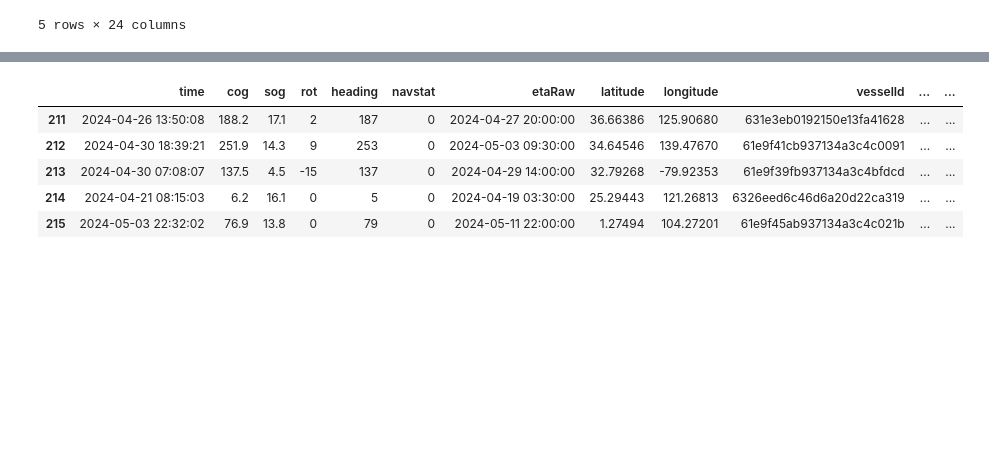
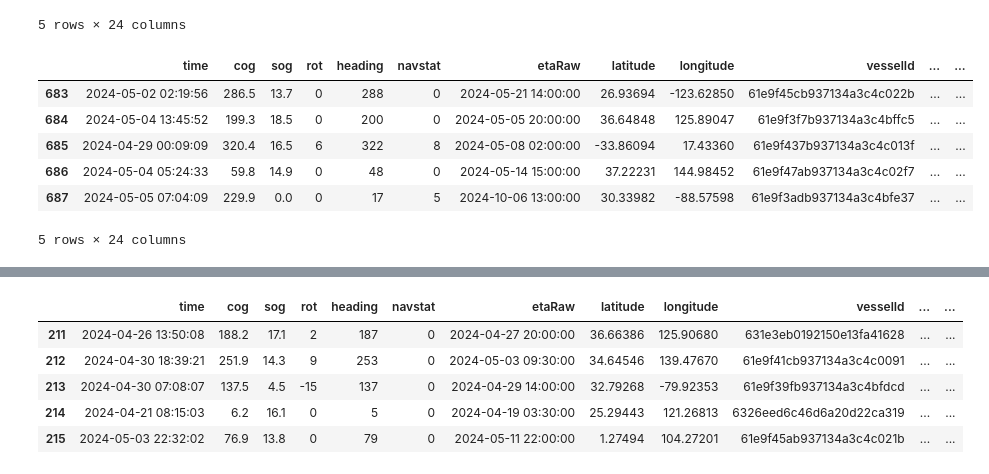
Before and after one commit to baconmoontwist/ML, a Jupyter notebook: Henrik/ML 1.ipynb, the cells around one changed output, grey strips where cells are left out. Drawn from its saved outputs; the diff is of its cells as text; code cells hidden in the pictures; blank space fills up the shorter version.

```diff
--- a/Henrik/ML 1.ipynb
+++ b/Henrik/ML 1.ipynb
@@ -91,3 +91,19 @@ def deltafier(df):
     data["last_lon"] = data["longitude"].shift(1)
     data["last_lat"] = data["latitude"].shift(1)
     return data[1:]
+# %%
+uniquevessel = [i for i in cleandata.copy()['vesselId'].unique()]
+bettertraining = cleandata[0:1]
+for i in uniquevessel:
+    boat = cleandata[cleandata['vesselId'] == i]
+    bettertraining.loc[len(bettertraining.index)] = boat.iloc[-1]
+bettertraining = bettertraining[1:]
+bettertraining.tail()
+# %% [output]
+|  | time | cog | sog | rot | heading | navstat | etaRaw | latitude | longitude | vesselId | ... | ... |
+| 683 | 2024-05-02 02:19:56 | 286.5 | 13.7 | 0 | 288 | 0 | 2024-05-21 14:00:00 | 26.93694 | -123.62850 | 61e9f45cb937134a3c4c022b | ... | ... |
+| 684 | 2024-05-04 13:45:52 | 199.3 | 18.5 | 0 | 200 | 0 | 2024-05-05 20:00:00 | 36.64848 | 125.89047 | 61e9f3f7b937134a3c4bffc5 | ... | ... |
+| 685 | 2024-04-29 00:09:09 | 320.4 | 16.5 | 6 | 322 | 8 | 2024-05-08 02:00:00 | -33.86094 | 17.43360 | 61e9f437b937134a3c4c013f | ... | ... |
+| 686 | 2024-05-04 05:24:33 | 59.8 | 14.9 | 0 | 48 | 0 | 2024-05-14 15:00:00 | 37.22231 | 144.98452 | 61e9f47ab937134a3c4c02f7 | ... | ... |
+| 687 | 2024-05-05 07:04:09 | 229.9 | 0.0 | 0 | 17 | 5 | 2024-10-06 13:00:00 | 30.33982 | -88.57598 | 61e9f3adb937134a3c4bfe37 | ... | ... |
+5 rows × 24 columns
```
Also changed, not shown: parts of 7 cells of this notebook, 2 other files.
